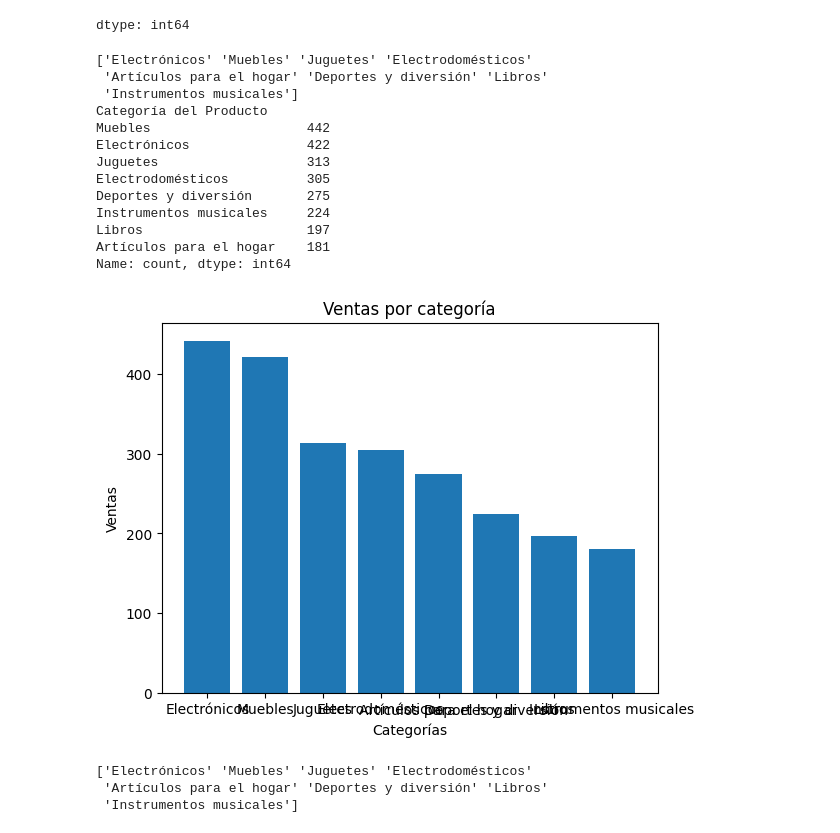
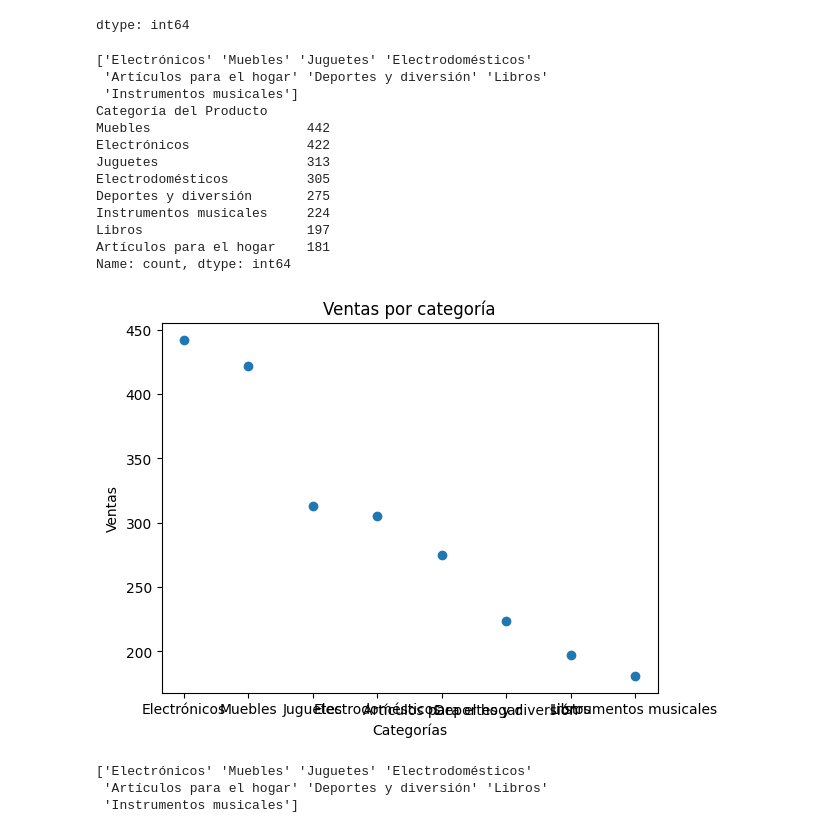
Before and after one commit to vanessa-oreza/Alura-Store, a Jupyter notebook: AluraStoreLatam.ipynb, the cells around one changed output. Drawn from its saved outputs; the diff is of its cells as text; code cells hidden in the pictures.

```diff
--- a/AluraStoreLatam.ipynb
+++ b/AluraStoreLatam.ipynb
@@ -127,27 +127,27 @@ dtype: int64
 # %%
 print(categorias)
 y=conteo2.iloc[:]
 print(y)
-plt.bar(categorias,y)
+plt.scatter(categorias,y)
 plt.title('Ventas por categoría')
 plt.xlabel('Categorías')
 plt.ylabel('Ventas')
 plt.show()
 # %% [output]
 ['Electrónicos' 'Muebles' 'Juguetes' 'Electrodomésticos'
  'Artículos para el hogar' 'Deportes y diversión' 'Libros'
  'Instrumentos musicales']
 Categoría del Producto
 Muebles                    442
 Electrónicos               422
 Juguetes                   313
 Electrodomésticos          305
 Deportes y diversión       275
 Instrumentos musicales     224
 Libros                     197
 Artículos para el hogar    181
 Name: count, dtype: int64
-[figure, old version]
+[figure, new version]
 # %%
 conteo3=tienda3['Categoría del Producto'].value_counts()
 conteo3
```
Also changed, not shown: parts of 12 cells of this notebook.
